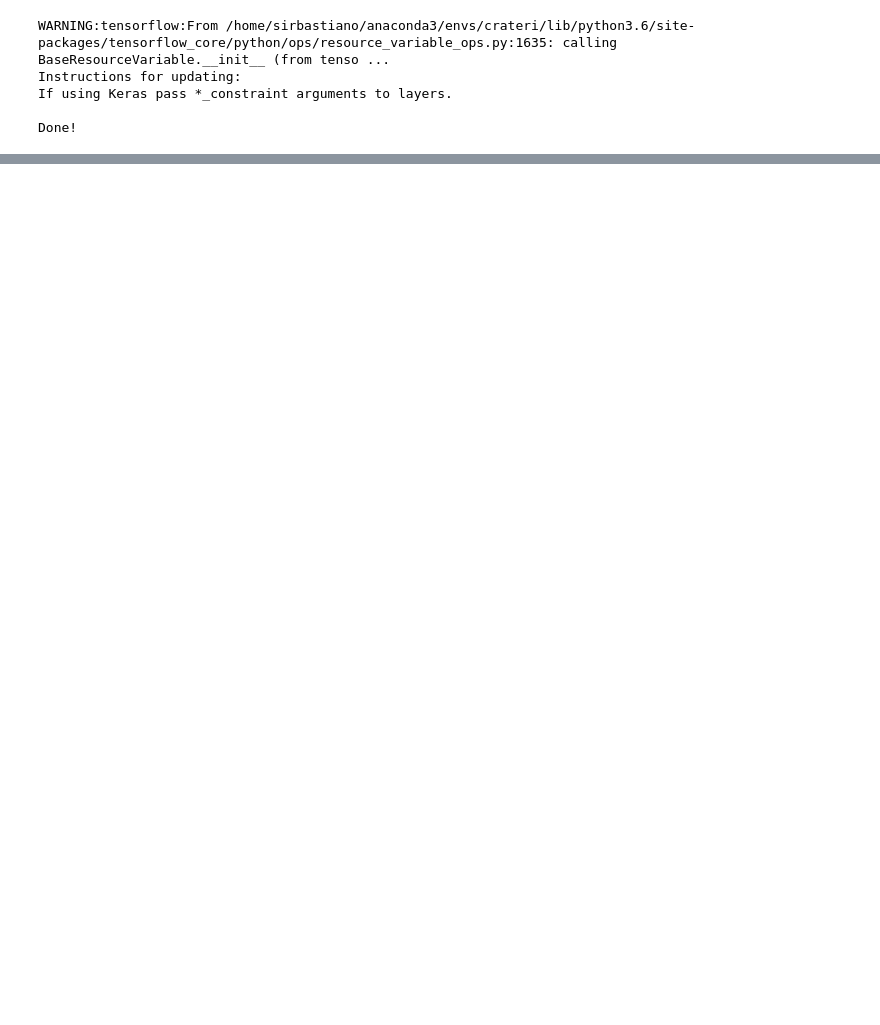
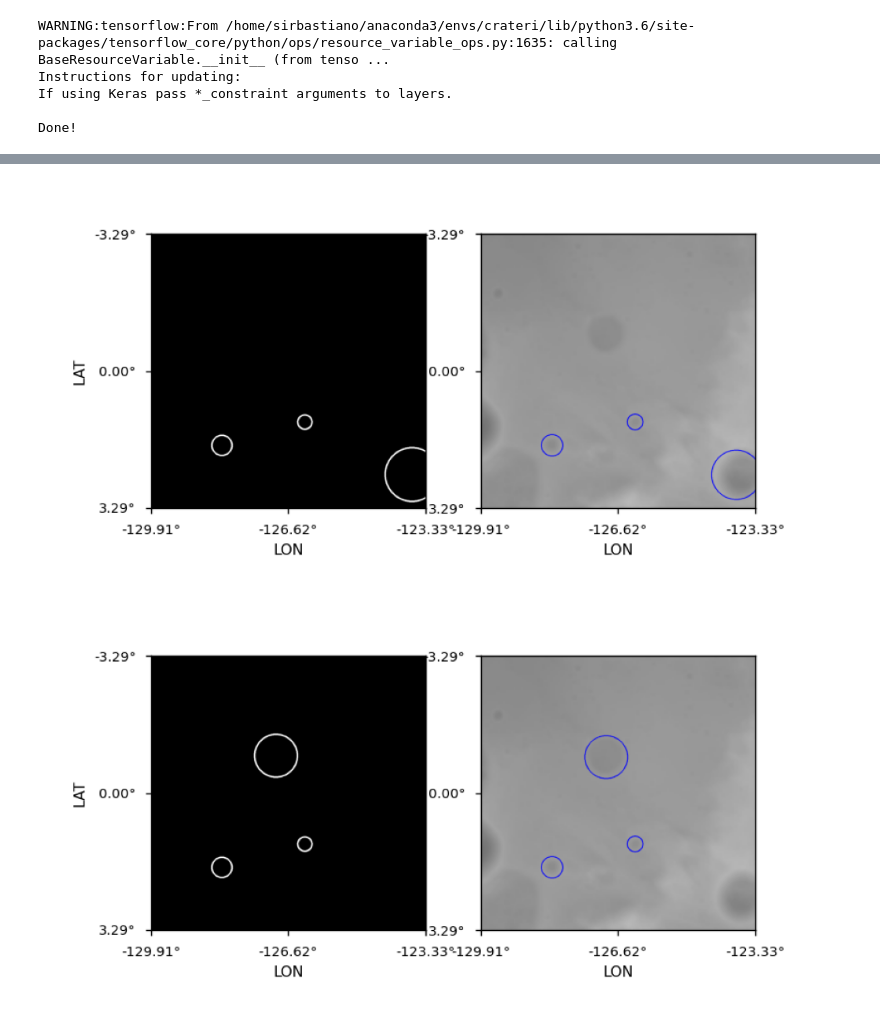
Before and after one commit to sirbastiano/FederNet, a Jupyter notebook: test copy.ipynb, the cells around one changed output, grey strips where cells are left out. Drawn from its saved outputs; the diff is of its cells as text; code cells hidden in the pictures; blank space fills up the shorter version.

```diff
--- a/test copy.ipynb
+++ b/test copy.ipynb
@@ -222,0 +255,24 @@ Clipping input data to the valid range for imshow with RGB data ([0..1] for floa
+# %%
+plt.figure(dpi=200)
+img = cv2.imread(f'figure/Figure_1.png')
+plt.axis(False)
+plt.ylim([500,100])
+plt.imshow(img)
+plt.show()
+
+plt.figure(dpi=200)
+img = cv2.imread(f'figure/Figure_2.png')
+plt.axis(False)
+plt.ylim([500,100])
+plt.imshow(img)
+plt.show()
+
+plt.figure(dpi=200)
+img = cv2.imread(f'figure/Figure_3.png')
+plt.axis(False)
+plt.ylim([500,100])
+plt.imshow(img)
+plt.show()
+# %% [output]
+[figure, added]
+[figure, added]
```
Also changed, not shown: parts of 26 cells of this notebook, 5 other files.
